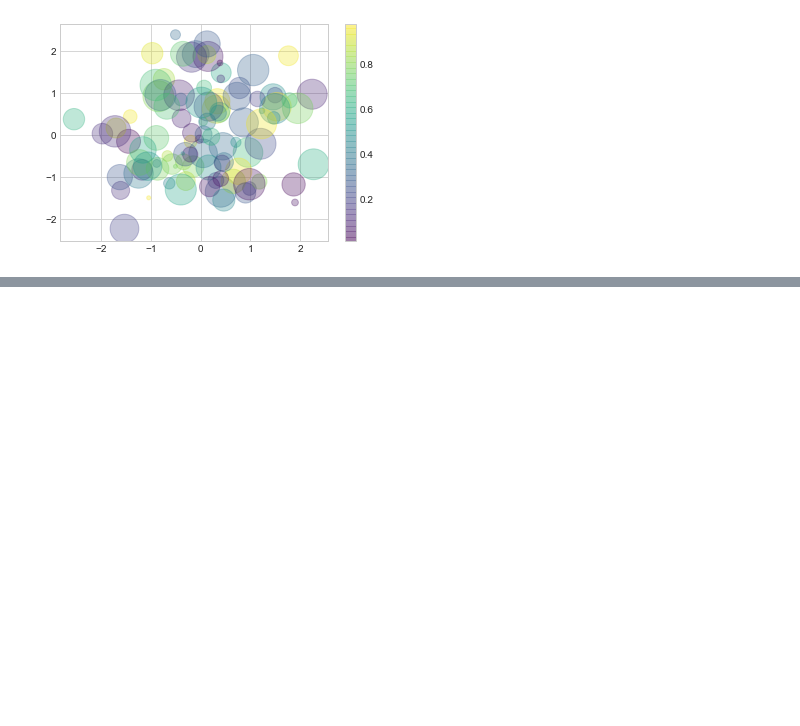
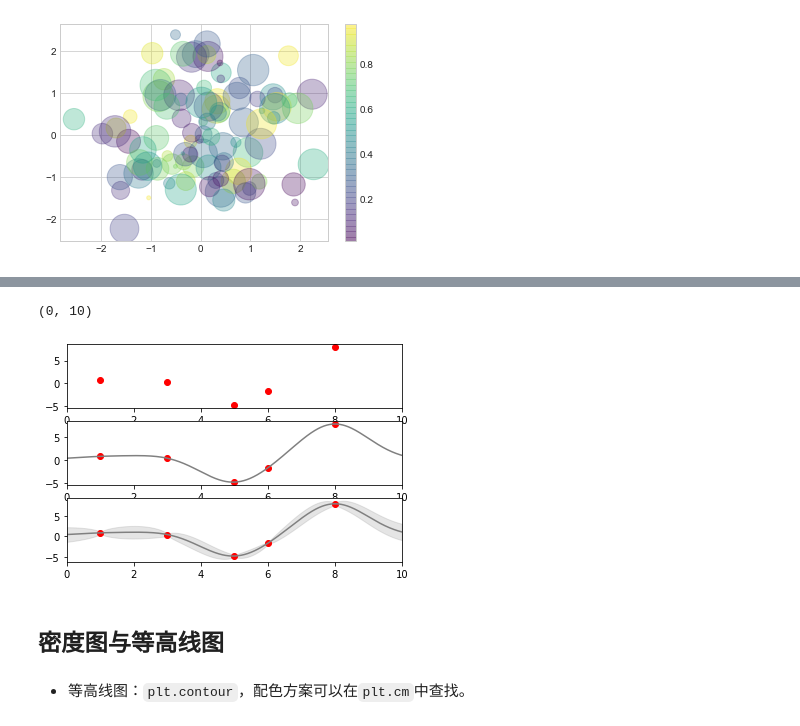
Before and after one commit to RunningMartin/notebook, a Jupyter notebook: 图像处理/Matplotlib/Matplotlib.ipynb, the cells around one changed output, grey strips where cells are left out. Saved outputs shown, nothing was run; the diff lists cells and outputs as text; code cells hidden in the pictures; blank space fills up the shorter version.

```diff
--- a/图像处理/Matplotlib/Matplotlib.ipynb
+++ b/图像处理/Matplotlib/Matplotlib.ipynb
@@ -224,0 +252,34 @@ plt.colorbar();
+# %%
+from sklearn.gaussian_process import GaussianProcessRegressor
+# 定义模型和要画的数据
+model = lambda x: x * np.sin(x)
+xdata = np.array([1, 3, 5, 6, 8])
+ydata = model(xdata)
+# 计算高斯过程拟合结果
+gp = GaussianProcessRegressor()
+gp.fit(xdata[:, np.newaxis], ydata)
+
+xfit = np.linspace(0, 10, 1000)
+yfit, y_std = gp.predict(xfit[:, np.newaxis], return_std=True)
+dyfit = 2 * np.sqrt(y_std)  # 置信区间 2*sigma ~ 95%
+# %%
+fig,ax= plt.subplots(3)
+# 画点
+ax[0].plot(xdata,ydata,'or')
+ax[1].plot(xdata,ydata,'or')
+ax[2].plot(xdata,ydata,'or')
+# 画拟合线
+ax[1].plot(xfit,yfit,'-',color='gray')
+ax[2].plot(xfit,yfit,'-',color='gray')
+# 画连续误差 x轴坐标，y轴正负误差，填充即可
+ax[2].fill_between(xfit, yfit - dyfit, yfit + dyfit,color='gray', alpha=0.2)
+ax[0].set_xlim(0,10)
+ax[1].set_xlim(0,10)
+ax[2].set_xlim(0,10)
+# %% [output]
+(0, 10)
+[figure, added]
+# %% [markdown]
+## 密度图与等高线图
+# %% [markdown]
+- 等高线图：`plt.contour`，配色方案可以在`plt.cm`中查找。
```
Also changed, not shown: parts of 48 cells of this notebook.
